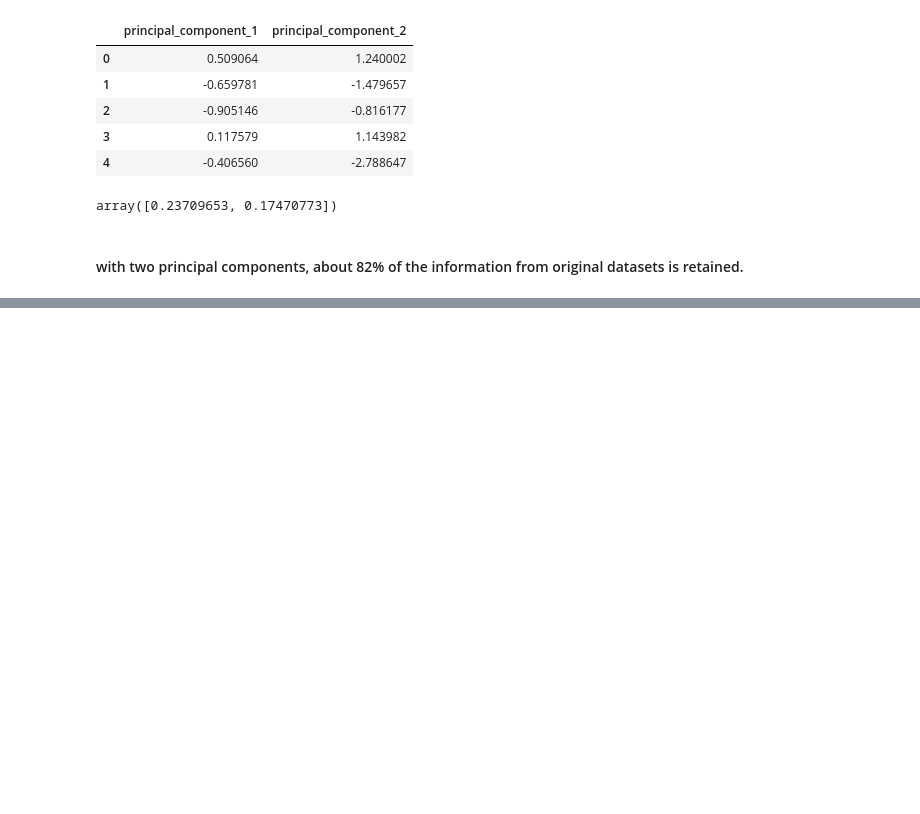
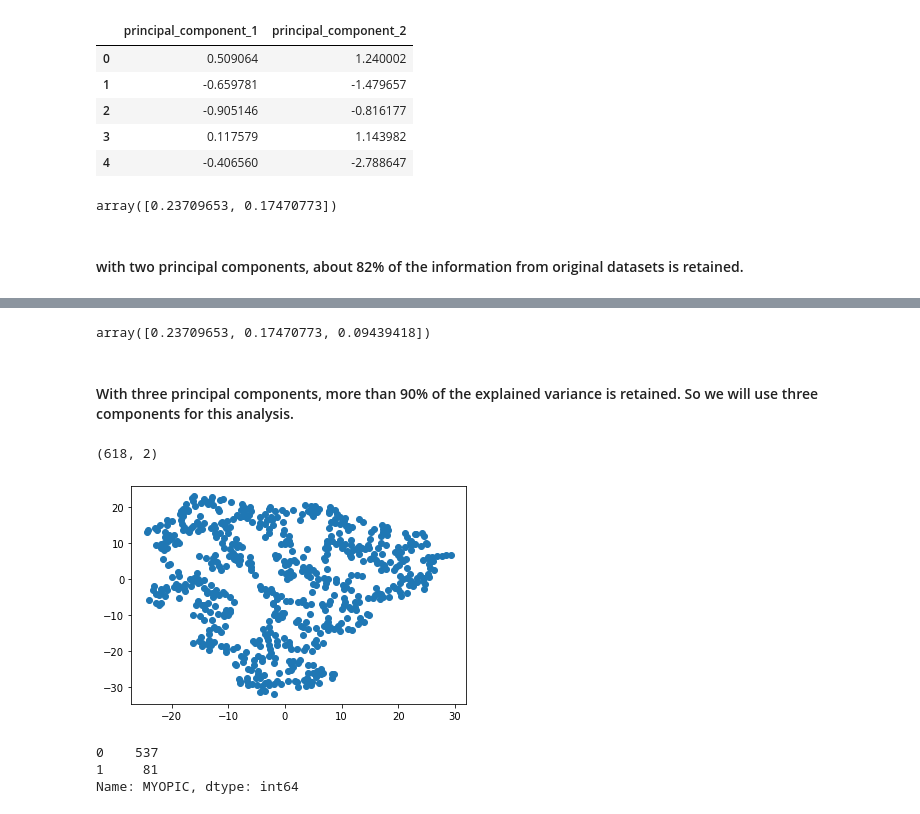
Before and after one commit to bhubh/unsupervised_learning_challenge, a Jupyter notebook: myopia_nb.ipynb, the cells around one changed output, grey strips where cells are left out. Drawn from its saved outputs; the diff is of its cells as text; code cells hidden in the pictures; blank space fills up the shorter version.

```diff
--- a/myopia_nb.ipynb
+++ b/myopia_nb.ipynb
@@ -113,3 +116,13 @@ pca.explained_variance_ratio_
 array([0.23709653, 0.17470773])
 # %% [markdown]
 #### with two principal components, about 82% of the information from original datasets is retained.
+# %%
+# Incerasing the number of components to 3
+pca = PCA(n_components = 3)
+myopia_pca = pca.fit_transform(myopia_dfT)
+# %%
+#convert PCA data into dataframe
+myopia_pca_df = pd.DataFrame(
+    data = myopia_pca, columns = ["principal_component_1", "principal_component_2","principal_component_3"])
+
+myopia_pca_df.head()
@@ -115,0 +136,33 @@ array([0.23709653, 0.17470773])
+# %%
+# fetching explained variance
+pca.explained_variance_ratio_
+# %% [output]
+array([0.23709653, 0.17470773, 0.09439418])
+# %% [markdown]
+#### With three principal components, more than 90% of the explained variance is retained. So we will use three components for this analysis.
+# %%
+#Initializing t-SNE mdoel
+tsne = TSNE(learning_rate = 35)
+# %%
+#Further reduce dimension using TSNE
+tsne_features = tsne.fit_transform(myopia_pca_df)
+tsne_features.shape
+# %% [output]
+(618, 2)
+# %%
+#Plotting the t-SNE fitted dataset
+myopia_pca_df["x"] = tsne_features[:, 0]
+myopia_pca_df["y"] = tsne_features[:,1]
+
+plt.scatter(myopia_pca_df["x"], myopia_pca_df["y"])
+plt.show()
+# %% [output]
+[figure, added]
+# %%
+#counting the labels
+labels = myopia_df["MYOPIC"]
+labels.value_counts()
+# %% [output]
+0    537
+1     81
+Name: MYOPIC, dtype: int64
```
Also changed, not shown: parts of 11 cells of this notebook.
